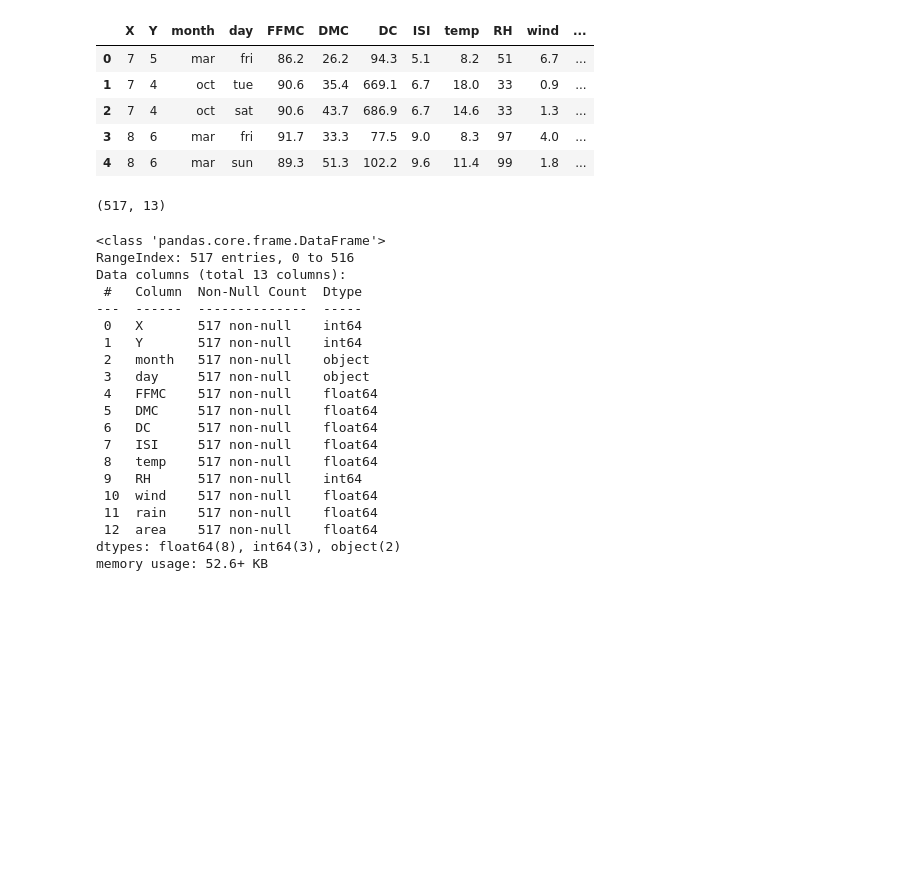
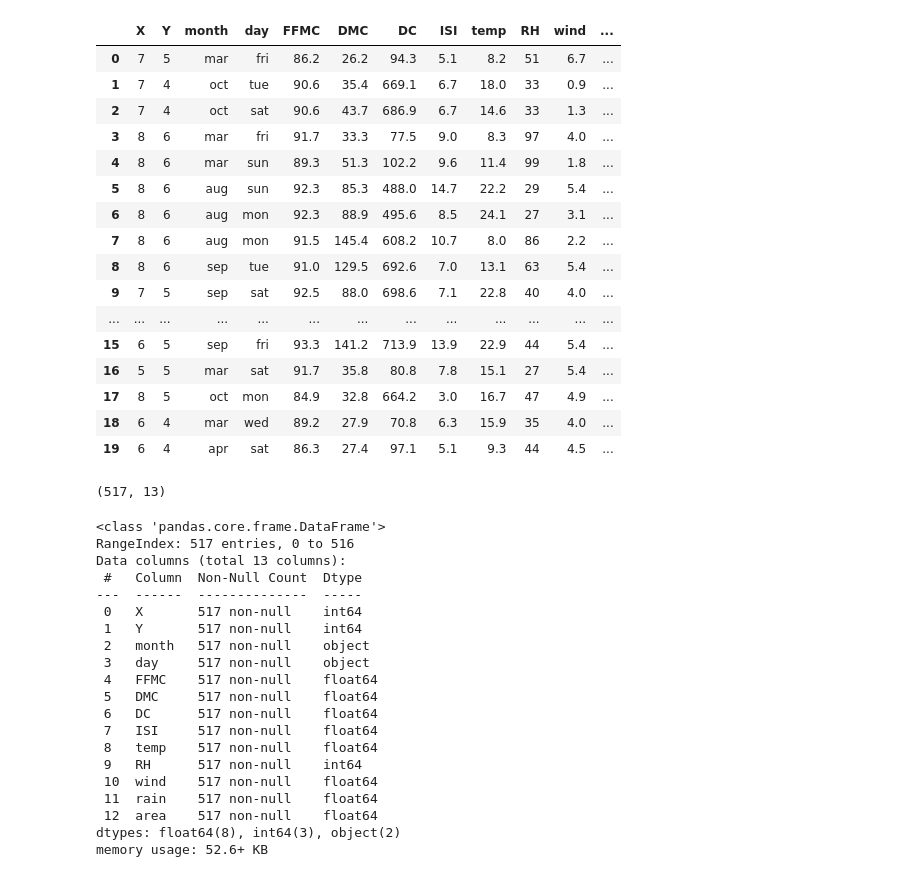
Before and after one commit to masp42/integrate_CA, a Jupyter notebook: Marcelo_Pugliesi_Marina_AI_DV_DP_ICA.ipynb, the cells around one changed output. Drawn from its saved outputs; the diff is of its cells as text; code cells hidden in the pictures; blank space fills up the shorter version.

```diff
--- a/Marcelo_Pugliesi_Marina_AI_DV_DP_ICA.ipynb
+++ b/Marcelo_Pugliesi_Marina_AI_DV_DP_ICA.ipynb
@@ -10,13 +11,25 @@ import statistics as sts
 df = pd.read_csv("https://raw.githubusercontent.com/masp42/integrate_CA/main/forestfires.csv")
-# %%
-df.head()
-# %% [output]
-|  | X | Y | month | day | FFMC | DMC | DC | ISI | temp | RH | wind | ... |
-| 0 | 7 | 5 | mar | fri | 86.2 | 26.2 | 94.3 | 5.1 | 8.2 | 51 | 6.7 | ... |
-| 1 | 7 | 4 | oct | tue | 90.6 | 35.4 | 669.1 | 6.7 | 18.0 | 33 | 0.9 | ... |
-| 2 | 7 | 4 | oct | sat | 90.6 | 43.7 | 686.9 | 6.7 | 14.6 | 33 | 1.3 | ... |
-| 3 | 8 | 6 | mar | fri | 91.7 | 33.3 | 77.5 | 9.0 | 8.3 | 97 | 4.0 | ... |
-| 4 | 8 | 6 | mar | sun | 89.3 | 51.3 | 102.2 | 9.6 | 11.4 | 99 | 1.8 | ... |
+# %%
+# Display first 20 rows of dataset
+df.head(20)
+# %% [output]
+|  | X | Y | month | day | FFMC | DMC | DC | ISI | temp | RH | wind | ... |
+| 0 | 7 | 5 | mar | fri | 86.2 | 26.2 | 94.3 | 5.1 | 8.2 | 51 | 6.7 | ... |
+| 1 | 7 | 4 | oct | tue | 90.6 | 35.4 | 669.1 | 6.7 | 18.0 | 33 | 0.9 | ... |
+| 2 | 7 | 4 | oct | sat | 90.6 | 43.7 | 686.9 | 6.7 | 14.6 | 33 | 1.3 | ... |
+| 3 | 8 | 6 | mar | fri | 91.7 | 33.3 | 77.5 | 9.0 | 8.3 | 97 | 4.0 | ... |
+| 4 | 8 | 6 | mar | sun | 89.3 | 51.3 | 102.2 | 9.6 | 11.4 | 99 | 1.8 | ... |
+| 5 | 8 | 6 | aug | sun | 92.3 | 85.3 | 488.0 | 14.7 | 22.2 | 29 | 5.4 | ... |
+| 6 | 8 | 6 | aug | mon | 92.3 | 88.9 | 495.6 | 8.5 | 24.1 | 27 | 3.1 | ... |
+| 7 | 8 | 6 | aug | mon | 91.5 | 145.4 | 608.2 | 10.7 | 8.0 | 86 | 2.2 | ... |
+| 8 | 8 | 6 | sep | tue | 91.0 | 129.5 | 692.6 | 7.0 | 13.1 | 63 | 5.4 | ... |
+| 9 | 7 | 5 | sep | sat | 92.5 | 88.0 | 698.6 | 7.1 | 22.8 | 40 | 4.0 | ... |
+| ... | ... | ... | ... | ... | ... | ... | ... | ... | ... | ... | ... | ... |
+| 15 | 6 | 5 | sep | fri | 93.3 | 141.2 | 713.9 | 13.9 | 22.9 | 44 | 5.4 | ... |
+| 16 | 5 | 5 | mar | sat | 91.7 | 35.8 | 80.8 | 7.8 | 15.1 | 27 | 5.4 | ... |
+| 17 | 8 | 5 | oct | mon | 84.9 | 32.8 | 664.2 | 3.0 | 16.7 | 47 | 4.9 | ... |
+| 18 | 6 | 4 | mar | wed | 89.2 | 27.9 | 70.8 | 6.3 | 15.9 | 35 | 4.0 | ... |
+| 19 | 6 | 4 | apr | sat | 86.3 | 27.4 | 97.1 | 5.1 | 9.3 | 44 | 4.5 | ... |
 # %%
 df.shape
 # %% [output]
```
Also changed, not shown: parts of 6 cells of this notebook.
